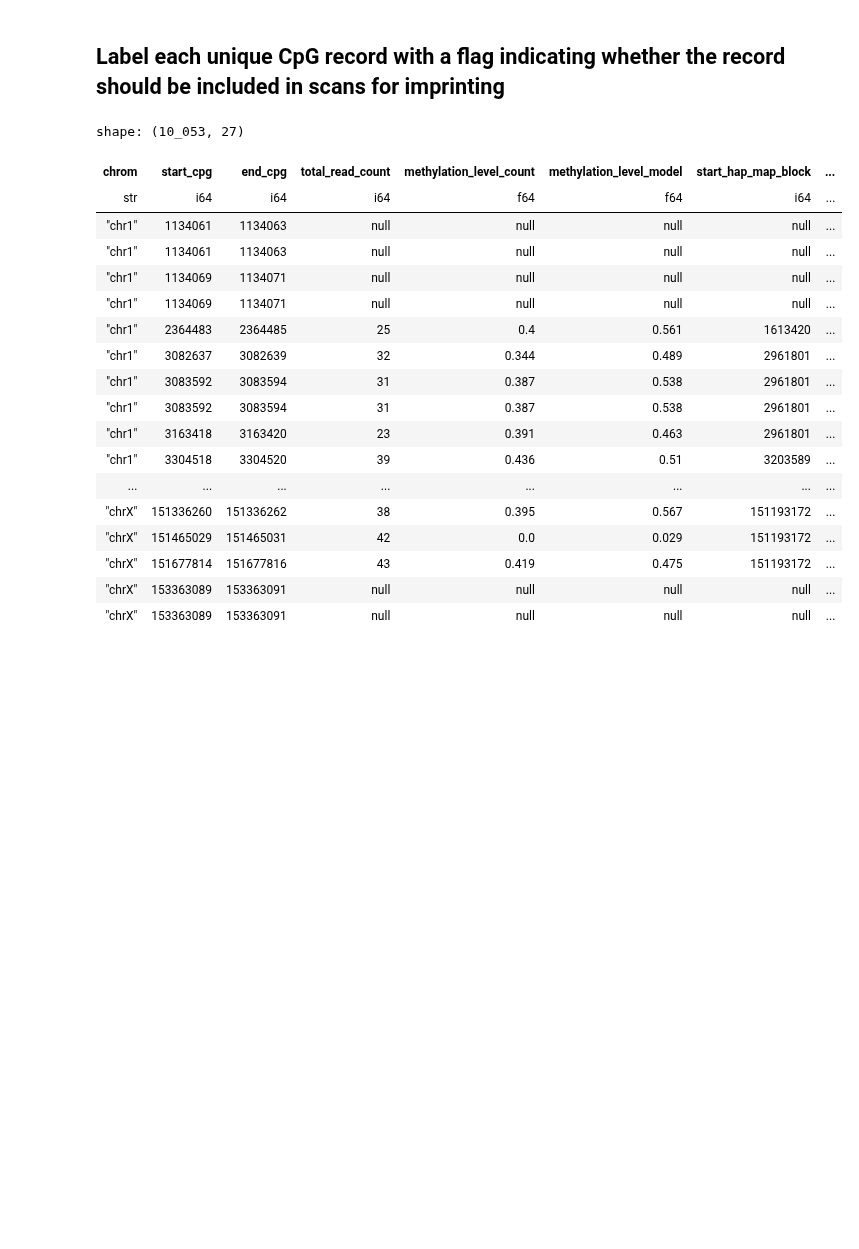
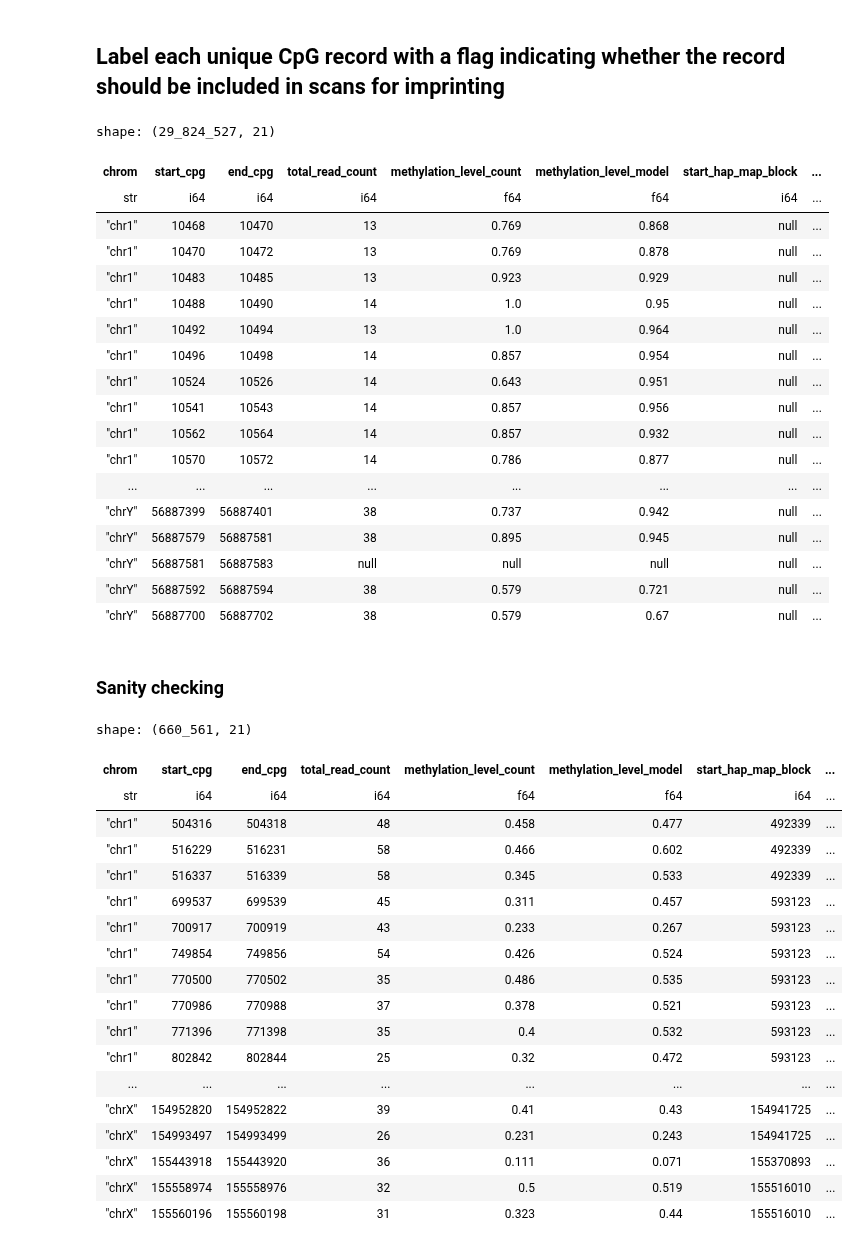
Before and after one commit to quinlan-lab/tapestry, a Jupyter notebook: src/expand_to_all_cpgs.200081.ipynb, the cells around one changed output. Saved outputs shown, nothing was run; the diff lists cells and outputs as text; code cells hidden in the pictures; blank space fills up the shorter version.

Commit message:
[v8] imprinting tutorial [add imprinting flag to df]

```diff
--- a/src/expand_to_all_cpgs.200081.ipynb
+++ b/src/expand_to_all_cpgs.200081.ipynb
@@ -688,25 +683,50 @@ shape: (6, 27)
 importlib.reload(expand_to_all_cpgs)
 from expand_to_all_cpgs import label_with_imprinting_flag
 
-# TODO (Monday 24th of Nov)
-label_with_imprinting_flag(DF_METH_FOUNDER_PHASED_ALL_CPGS_WITH_VARIANT_LABEL).filter(pl.col("genotype") == "het").filter(pl.col("num_SNVs_overlapping_CG")==2)
+DF_METH_FOUNDER_PHASED_ALL_CPGS_WITH_IMPRINTING_FLAG = label_with_imprinting_flag(DF_METH_FOUNDER_PHASED_ALL_CPGS_WITH_VARIANT_LABEL)
+DF_METH_FOUNDER_PHASED_ALL_CPGS_WITH_IMPRINTING_FLAG
 # %% [output]
-shape: (10_053, 27)
+shape: (29_824_527, 21)
 | chrom | start_cpg | end_cpg | total_read_count | methylation_level_count | methylation_level_model | start_hap_map_block | ... |
 | str | i64 | i64 | i64 | f64 | f64 | i64 | ... |
-| "chr1" | 1134061 | 1134063 | null | null | null | null | ... |
-| "chr1" | 1134061 | 1134063 | null | null | null | null | ... |
-| "chr1" | 1134069 | 1134071 | null | null | null | null | ... |
-| "chr1" | 1134069 | 1134071 | null | null | null | null | ... |
-| "chr1" | 2364483 | 2364485 | 25 | 0.4 | 0.561 | 1613420 | ... |
-| "chr1" | 3082637 | 3082639 | 32 | 0.344 | 0.489 | 2961801 | ... |
-| "chr1" | 3083592 | 3083594 | 31 | 0.387 | 0.538 | 2961801 | ... |
-| "chr1" | 3083592 | 3083594 | 31 | 0.387 | 0.538 | 2961801 | ... |
-| "chr1" | 3163418 | 3163420 | 23 | 0.391 | 0.463 | 2961801 | ... |
-| "chr1" | 3304518 | 3304520 | 39 | 0.436 | 0.51 | 3203589 | ... |
+| "chr1" | 10468 | 10470 | 13 | 0.769 | 0.868 | null | ... |
+| "chr1" | 10470 | 10472 | 13 | 0.769 | 0.878 | null | ... |
+| "chr1" | 10483 | 10485 | 13 | 0.923 | 0.929 | null | ... |
+| "chr1" | 10488 | 10490 | 14 | 1.0 | 0.95 | null | ... |
+| "chr1" | 10492 | 10494 | 13 | 1.0 | 0.964 | null | ... |
+| "chr1" | 10496 | 10498 | 14 | 0.857 | 0.954 | null | ... |
+| "chr1" | 10524 | 10526 | 14 | 0.643 | 0.951 | null | ... |
+| "chr1" | 10541 | 10543 | 14 | 0.857 | 0.956 | null | ... |
+| "chr1" | 10562 | 10564 | 14 | 0.857 | 0.932 | null | ... |
+| "chr1" | 10570 | 10572 | 14 | 0.786 | 0.877 | null | ... |
 | ... | ... | ... | ... | ... | ... | ... | ... |
-| "chrX" | 151336260 | 151336262 | 38 | 0.395 | 0.567 | 151193172 | ... |
-| "chrX" | 151465029 | 151465031 | 42 | 0.0 | 0.029 | 151193172 | ... |
-| "chrX" | 151677814 | 151677816 | 43 | 0.419 | 0.475 | 151193172 | ... |
-| "chrX" | 153363089 | 153363091 | null | null | null | null | ... |
-| "chrX" | 153363089 | 153363091 | null | null | null | null | ... |
+| "chrY" | 56887399 | 56887401 | 38 | 0.737 | 0.942 | null | ... |
+| "chrY" | 56887579 | 56887581 | 38 | 0.895 | 0.945 | null | ... |
+| "chrY" | 56887581 | 56887583 | null | null | null | null | ... |
+| "chrY" | 56887592 | 56887594 | 38 | 0.579 | 0.721 | null | ... |
+| "chrY" | 56887700 | 56887702 | 38 | 0.579 | 0.67 | null | ... |
+# %% [markdown]
+### Sanity checking
+# %%
+# CGs that overlap 1 SNV that is het indeed have zero methylation on one haplotype, and are flagged for exclusion in imprinting scans:
+DF_METH_FOUNDER_PHASED_ALL_CPGS_WITH_IMPRINTING_FLAG.filter(pl.col("genotypes").str.contains("het"))
+# %% [output]
+shape: (660_561, 21)
+| chrom | start_cpg | end_cpg | total_read_count | methylation_level_count | methylation_level_model | start_hap_map_block | ... |
+| str | i64 | i64 | i64 | f64 | f64 | i64 | ... |
+| "chr1" | 504316 | 504318 | 48 | 0.458 | 0.477 | 492339 | ... |
+| "chr1" | 516229 | 516231 | 58 | 0.466 | 0.602 | 492339 | ... |
+| "chr1" | 516337 | 516339 | 58 | 0.345 | 0.533 | 492339 | ... |
+| "chr1" | 699537 | 699539 | 45 | 0.311 | 0.457 | 593123 | ... |
+| "chr1" | 700917 | 700919 | 43 | 0.233 | 0.267 | 593123 | ... |
+| "chr1" | 749854 | 749856 | 54 | 0.426 | 0.524 | 593123 | ... |
+| "chr1" | 770500 | 770502 | 35 | 0.486 | 0.535 | 593123 | ... |
+| "chr1" | 770986 | 770988 | 37 | 0.378 | 0.521 | 593123 | ... |
+| "chr1" | 771396 | 771398 | 35 | 0.4 | 0.532 | 593123 | ... |
+| "chr1" | 802842 | 802844 | 25 | 0.32 | 0.472 | 593123 | ... |
+| ... | ... | ... | ... | ... | ... | ... | ... |
+| "chrX" | 154952820 | 154952822 | 39 | 0.41 | 0.43 | 154941725 | ... |
+| "chrX" | 154993497 | 154993499 | 26 | 0.231 | 0.243 | 154941725 | ... |
+| "chrX" | 155443918 | 155443920 | 36 | 0.111 | 0.071 | 155370893 | ... |
+| "chrX" | 155558974 | 155558976 | 32 | 0.5 | 0.519 | 155516010 | ... |
+| "chrX" | 155560196 | 155560198 | 31 | 0.323 | 0.44 | 155516010 | ... |
```
Also changed, not shown: parts of 4 cells of this notebook.
